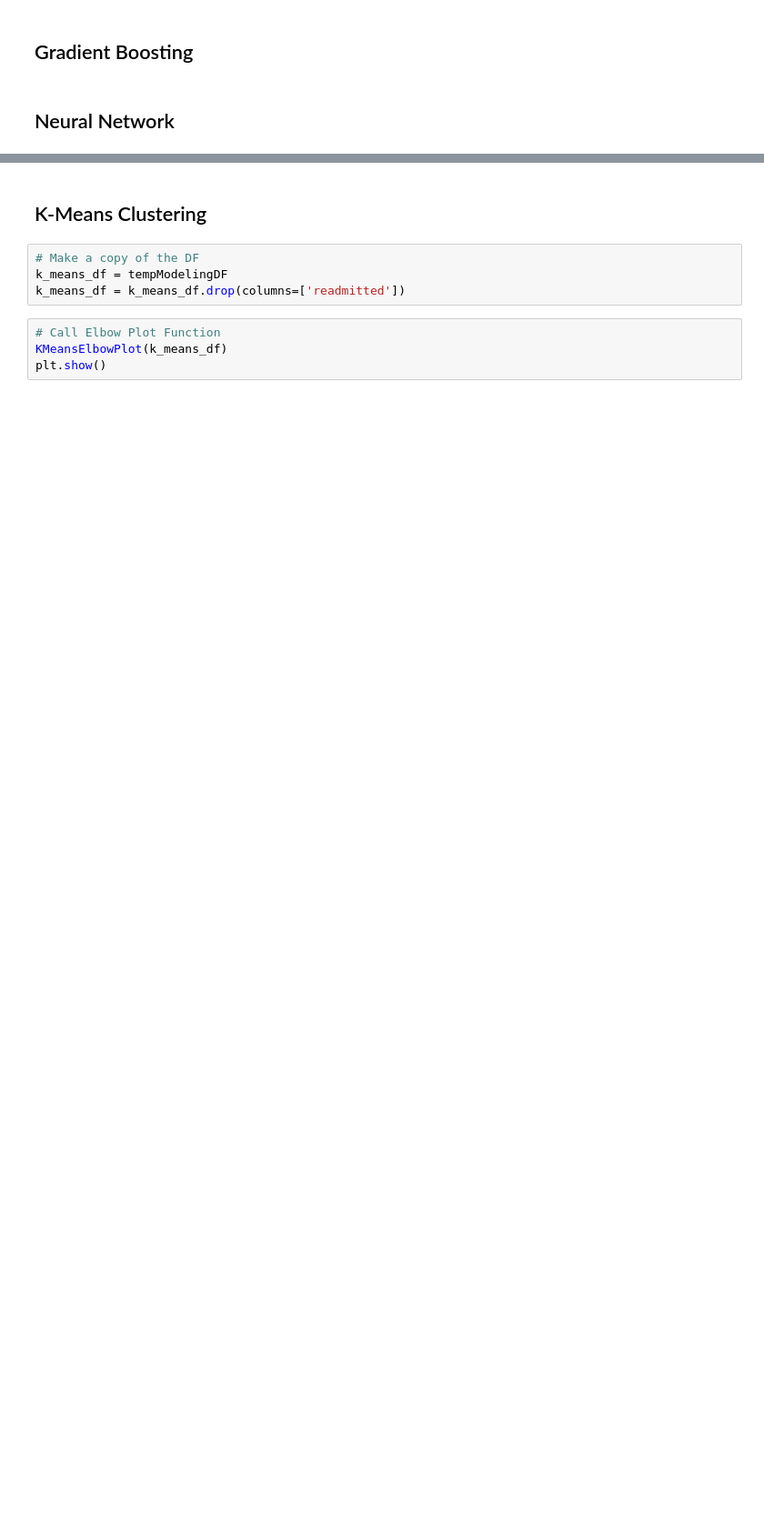
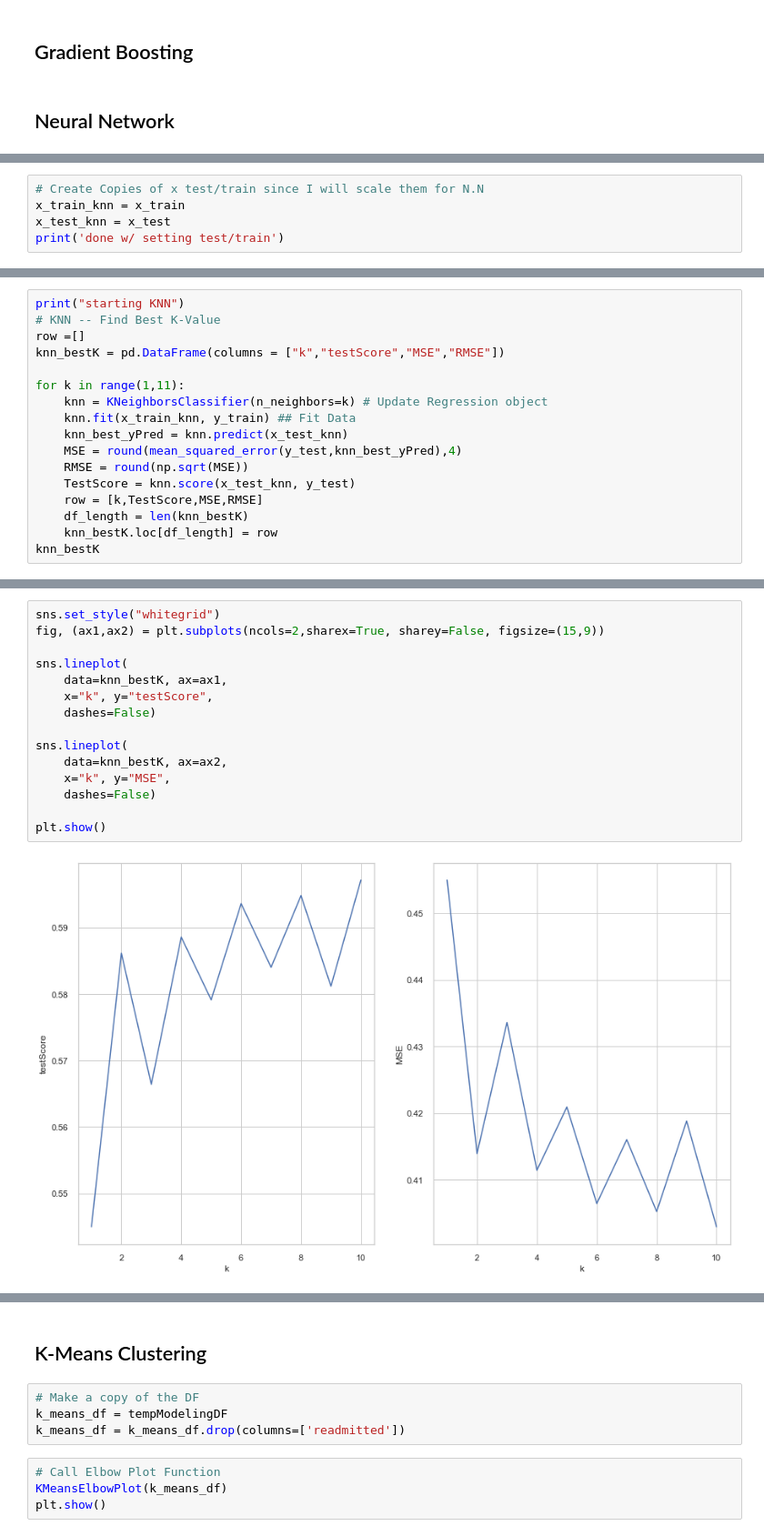
Before and after one commit to bcullinan32/ML_Course, a Jupyter notebook: Class-Data-Clean-Up.ipynb, the cells around one changed output, grey strips where cells are left out. Shown at 91% size. Saved outputs shown, nothing was run; the diff lists cells and outputs as text; blank space fills up the shorter version.

```diff
--- a/Class-Data-Clean-Up.ipynb
+++ b/Class-Data-Clean-Up.ipynb
@@ -731,0 +821,5 @@ Start Feature Importance
+# %%
+# Create Copies of x test/train since I will scale them for N.N
+x_train_knn = x_train
+x_test_knn = x_test
+print('done w/ setting test/train')
@@ -731,0 +828,17 @@ Start Feature Importance
+# %%
+print("starting KNN")
+# KNN -- Find Best K-Value
+row =[]
+knn_bestK = pd.DataFrame(columns = ["k","testScore","MSE","RMSE"])
+
+for k in range(1,11):
+    knn = KNeighborsClassifier(n_neighbors=k) # Update Regression object
+    knn.fit(x_train_knn, y_train) ## Fit Data
+    knn_best_yPred = knn.predict(x_test_knn)
+    MSE = round(mean_squared_error(y_test,knn_best_yPred),4)
+    RMSE = round(np.sqrt(MSE))
+    TestScore = knn.score(x_test_knn, y_test)
+    row = [k,TestScore,MSE,RMSE]
+    df_length = len(knn_bestK)
+    knn_bestK.loc[df_length] = row
+knn_bestK
@@ -731,0 +857,17 @@ Start Feature Importance
+# %%
+sns.set_style("whitegrid")
+fig, (ax1,ax2) = plt.subplots(ncols=2,sharex=True, sharey=False, figsize=(15,9))
+
+sns.lineplot(
+    data=knn_bestK, ax=ax1,
+    x="k", y="testScore",
+    dashes=False)
+
+sns.lineplot(
+    data=knn_bestK, ax=ax2,
+    x="k", y="MSE",
+    dashes=False)
+
+plt.show()
+# %% [output]
+[figure, added]
```
Also changed, not shown: parts of 29 cells of this notebook.
